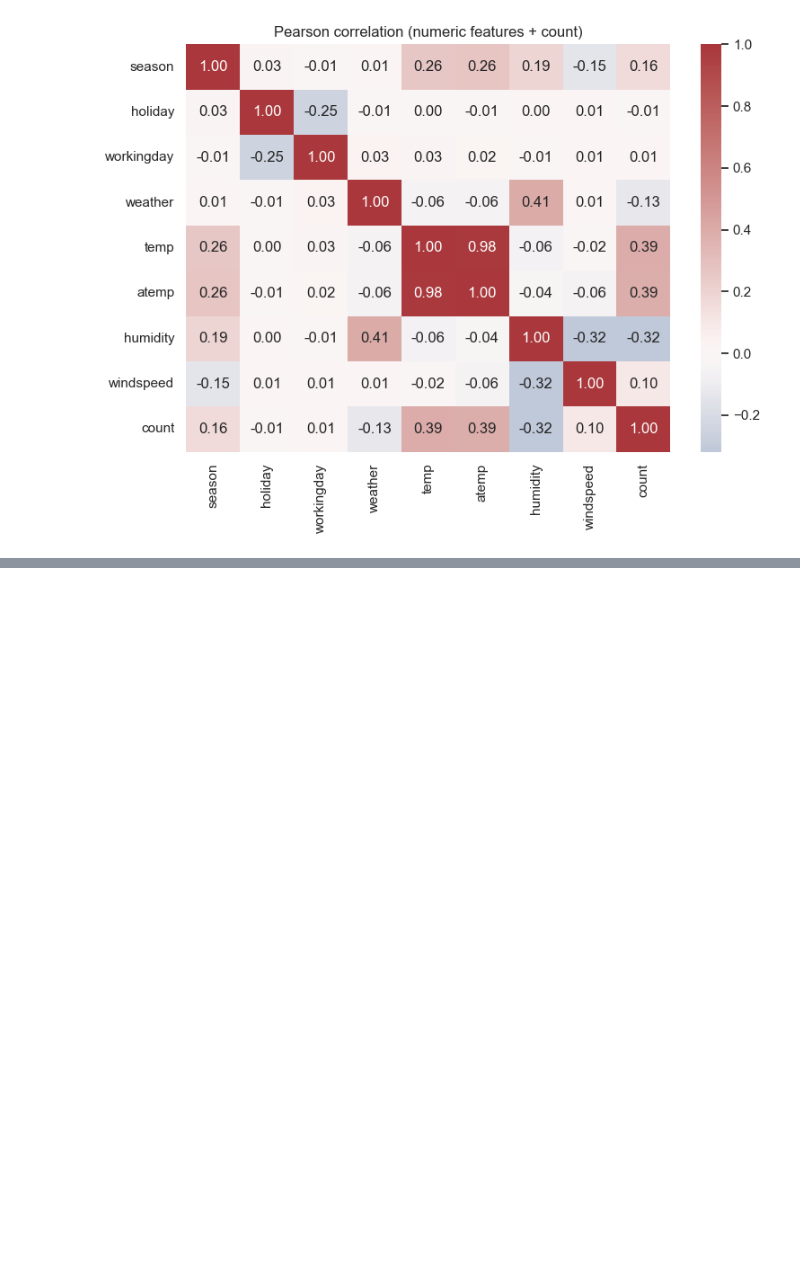
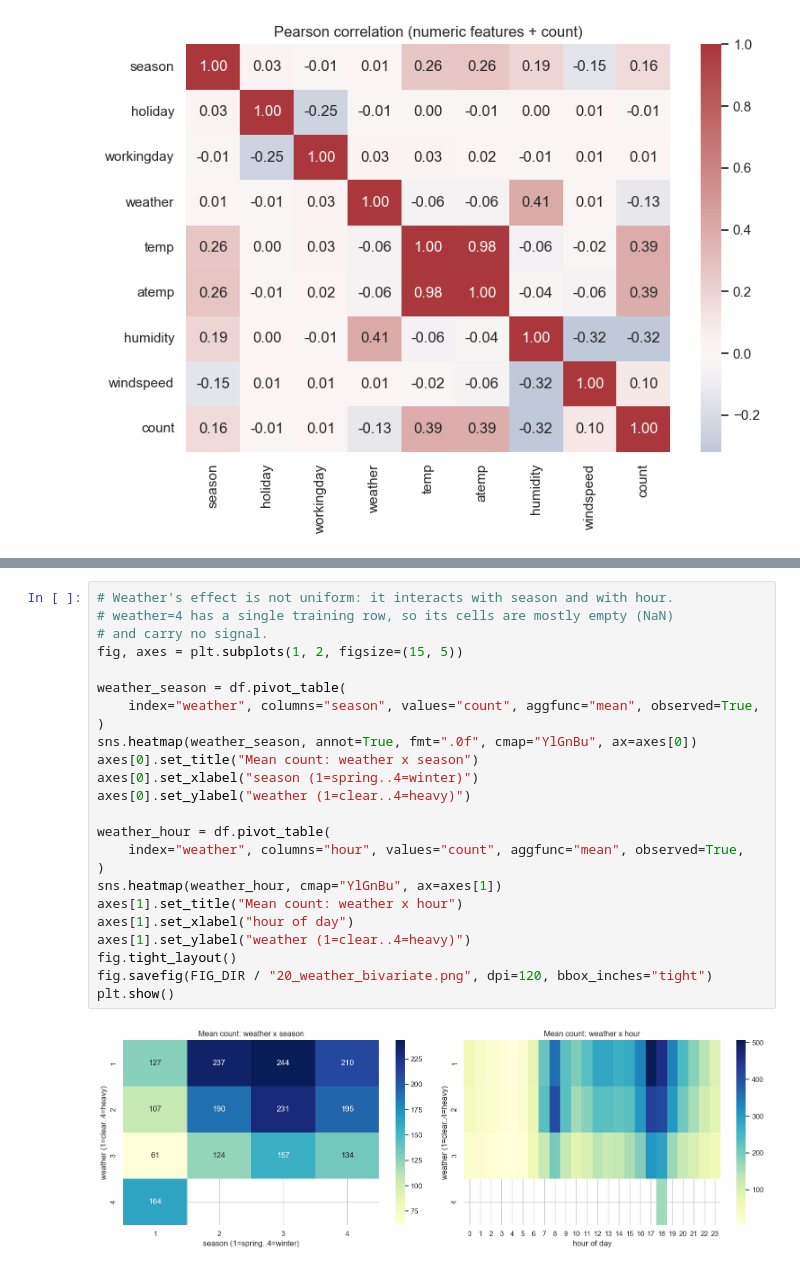
Before and after one commit to gokturkberke/bike-sharing-demand-forecasting, a Jupyter notebook: notebooks/01_eda.ipynb, the cells around one changed output, grey strips where cells are left out. Drawn from its saved outputs; the diff is of its cells as text; blank space fills up the shorter version.

```diff
--- a/notebooks/01_eda.ipynb
+++ b/notebooks/01_eda.ipynb
@@ -210,3 +297,29 @@ plt.show()
+# %%
+# Weather's effect is not uniform: it interacts with season and with hour.
+# weather=4 has a single training row, so its cells are mostly empty (NaN)
+# and carry no signal.
+fig, axes = plt.subplots(1, 2, figsize=(15, 5))
+
+weather_season = df.pivot_table(
+    index="weather", columns="season", values="count", aggfunc="mean", observed=True,
+)
+sns.heatmap(weather_season, annot=True, fmt=".0f", cmap="YlGnBu", ax=axes[0])
+axes[0].set_title("Mean count: weather x season")
+axes[0].set_xlabel("season (1=spring..4=winter)")
+axes[0].set_ylabel("weather (1=clear..4=heavy)")
+
+weather_hour = df.pivot_table(
+    index="weather", columns="hour", values="count", aggfunc="mean", observed=True,
+)
+sns.heatmap(weather_hour, cmap="YlGnBu", ax=axes[1])
+axes[1].set_title("Mean count: weather x hour")
+axes[1].set_xlabel("hour of day")
+axes[1].set_ylabel("weather (1=clear..4=heavy)")
+fig.tight_layout()
+fig.savefig(FIG_DIR / "20_weather_bivariate.png", dpi=120, bbox_inches="tight")
+plt.show()
+# %% [output]
+[figure, added]
 # %% [markdown]
 ## Findings (feed into Phase 3 feature engineering)
 
```
Also changed, not shown: parts of 7 cells of this notebook, 10 other files.
